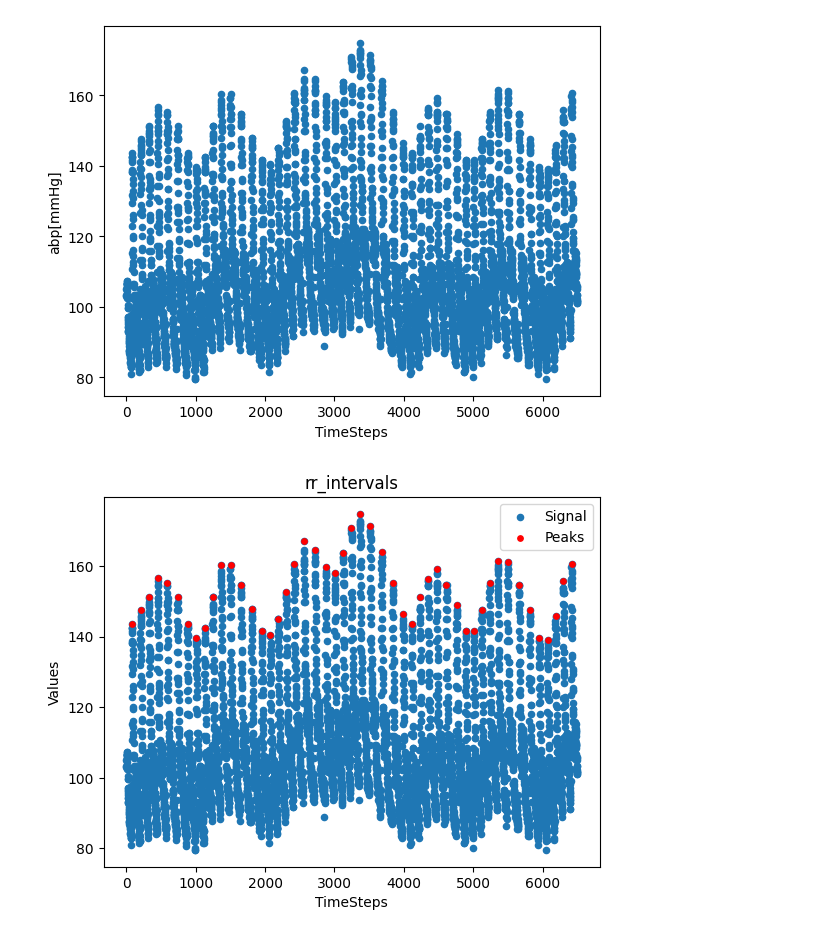
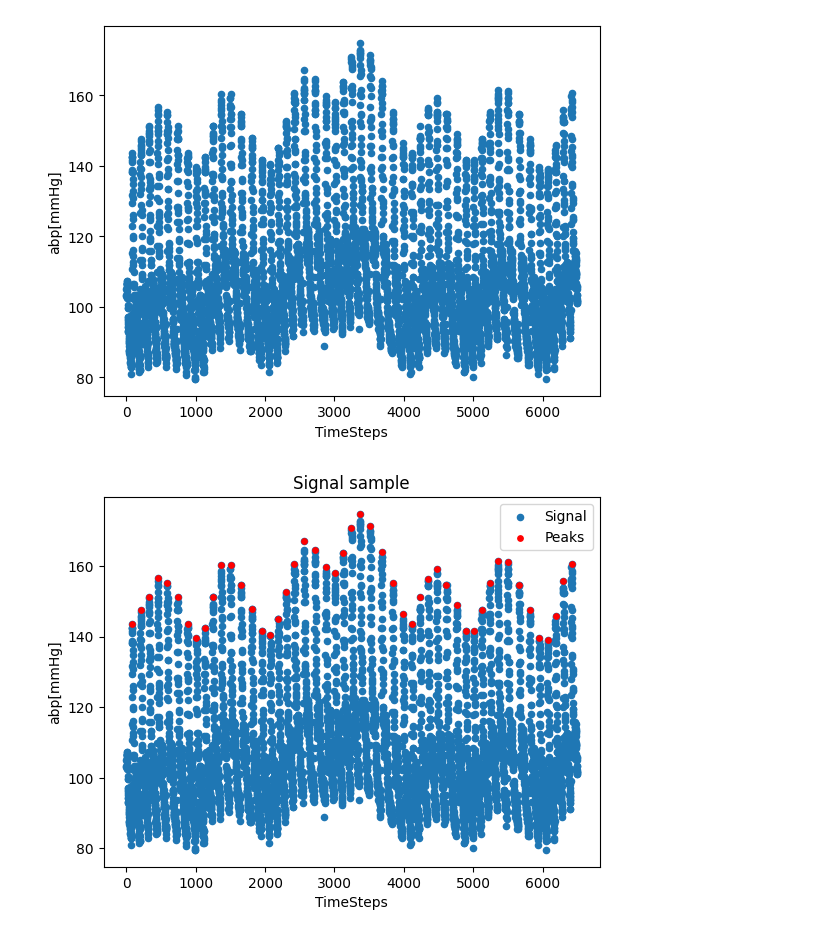
Before and after one commit to IgnacyBerent/BrainLab, a Jupyter notebook: article_images.ipynb, the cells around one changed output. Drawn from its saved outputs; the diff is of its cells as text; code cells hidden in the pictures.

Commit message:
finishing making plots for presentation for conference

```diff
--- a/article_images.ipynb
+++ b/article_images.ipynb
@@ -26,9 +26,9 @@ plt.ylabel('abp[mmHg]')
 Text(0, 0.5, 'abp[mmHg]')
 [figure]
 # %%
-rr_signal_dict = article.get_rr_intervals_with_time(df, 0.8, 110, True, 'rr_intervals')
+rr_signal_dict = article.get_rr_intervals_with_time(df, 0.8, 110, True, 'Signal sample', 'abp[mmHg]')
 # %% [output]
-[figure, old version]
+[figure, new version]
 # %%
 # make np.array from all rr_intervals_dict values
 rr_intervals_v = np.array(list(rr_signal_dict.values()))
```
Also changed, not shown: parts of 3 cells of this notebook, 1 other file.
